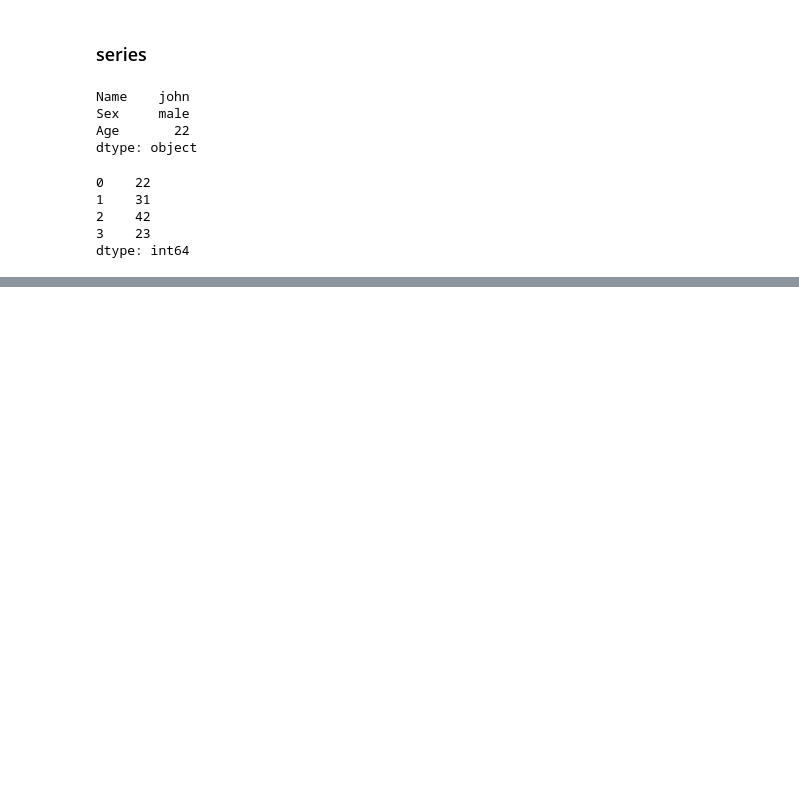
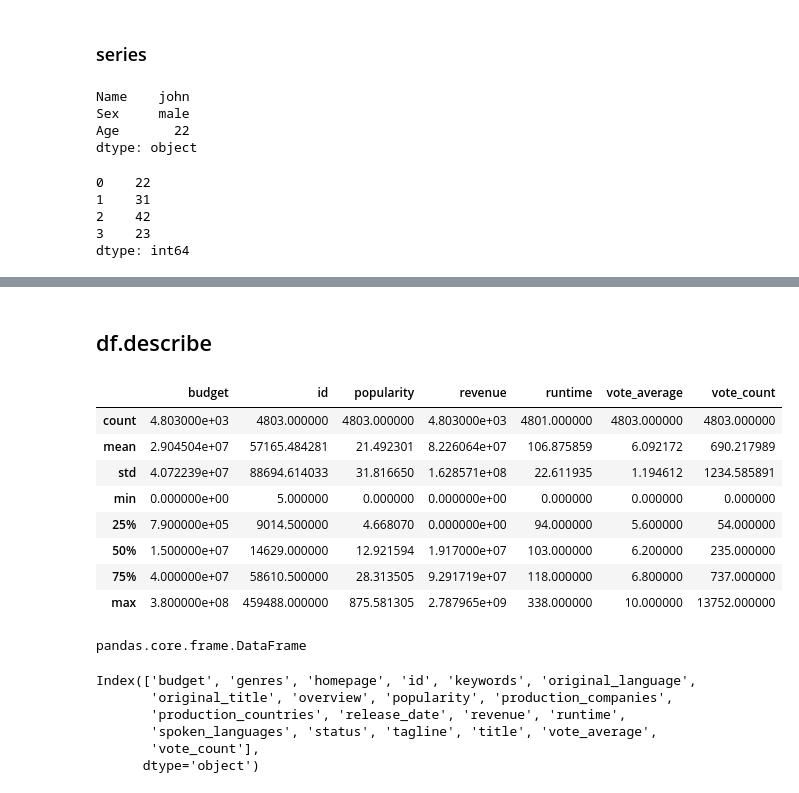
Before and after one commit to Ito-01-20/statistics_practice, a Jupyter notebook: seaborn.ipynb, the cells around one changed output, grey strips where cells are left out. Saved outputs shown, nothing was run; the diff lists cells and outputs as text; code cells hidden in the pictures; blank space fills up the shorter version.

```diff
--- a/seaborn.ipynb
+++ b/seaborn.ipynb
@@ -32,0 +104,27 @@ pd.Series(array, index=['Name', 'Sex', 'Age'])
+# %% [markdown]
+## df.describe
+# %%
+df.describe()
+# %% [output]
+|  | budget | id | popularity | revenue | runtime | vote_average | vote_count |
+| count | 4.803000e+03 | 4803.000000 | 4803.000000 | 4.803000e+03 | 4801.000000 | 4803.000000 | 4803.000000 |
+| mean | 2.904504e+07 | 57165.484281 | 21.492301 | 8.226064e+07 | 106.875859 | 6.092172 | 690.217989 |
+| std | 4.072239e+07 | 88694.614033 | 31.816650 | 1.628571e+08 | 22.611935 | 1.194612 | 1234.585891 |
+| min | 0.000000e+00 | 5.000000 | 0.000000 | 0.000000e+00 | 0.000000 | 0.000000 | 0.000000 |
+| 25% | 7.900000e+05 | 9014.500000 | 4.668070 | 0.000000e+00 | 94.000000 | 5.600000 | 54.000000 |
+| 50% | 1.500000e+07 | 14629.000000 | 12.921594 | 1.917000e+07 | 103.000000 | 6.200000 | 235.000000 |
+| 75% | 4.000000e+07 | 58610.500000 | 28.313505 | 9.291719e+07 | 118.000000 | 6.800000 | 737.000000 |
+| max | 3.800000e+08 | 459488.000000 | 875.581305 | 2.787965e+09 | 338.000000 | 10.000000 | 13752.000000 |
+# %%
+type(df.describe())
+# %% [output]
+pandas.core.frame.DataFrame
+# %%
+df.columns
+# %% [output]
+Index(['budget', 'genres', 'homepage', 'id', 'keywords', 'original_language',
+       'original_title', 'overview', 'popularity', 'production_companies',
+       'production_countries', 'release_date', 'revenue', 'runtime',
+       'spoken_languages', 'status', 'tagline', 'title', 'vote_average',
+       'vote_count'],
+      dtype='object')
```
Also changed, not shown: parts of 17 cells of this notebook, 2 other files.
